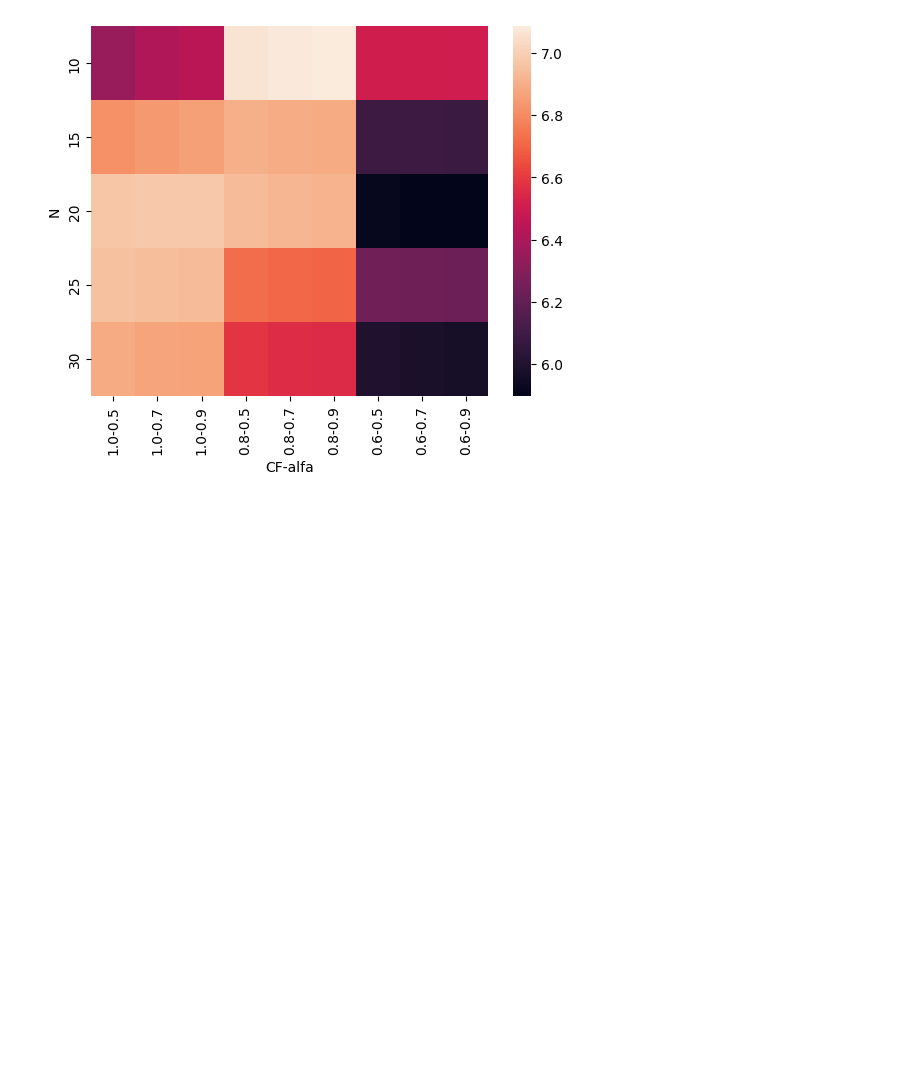
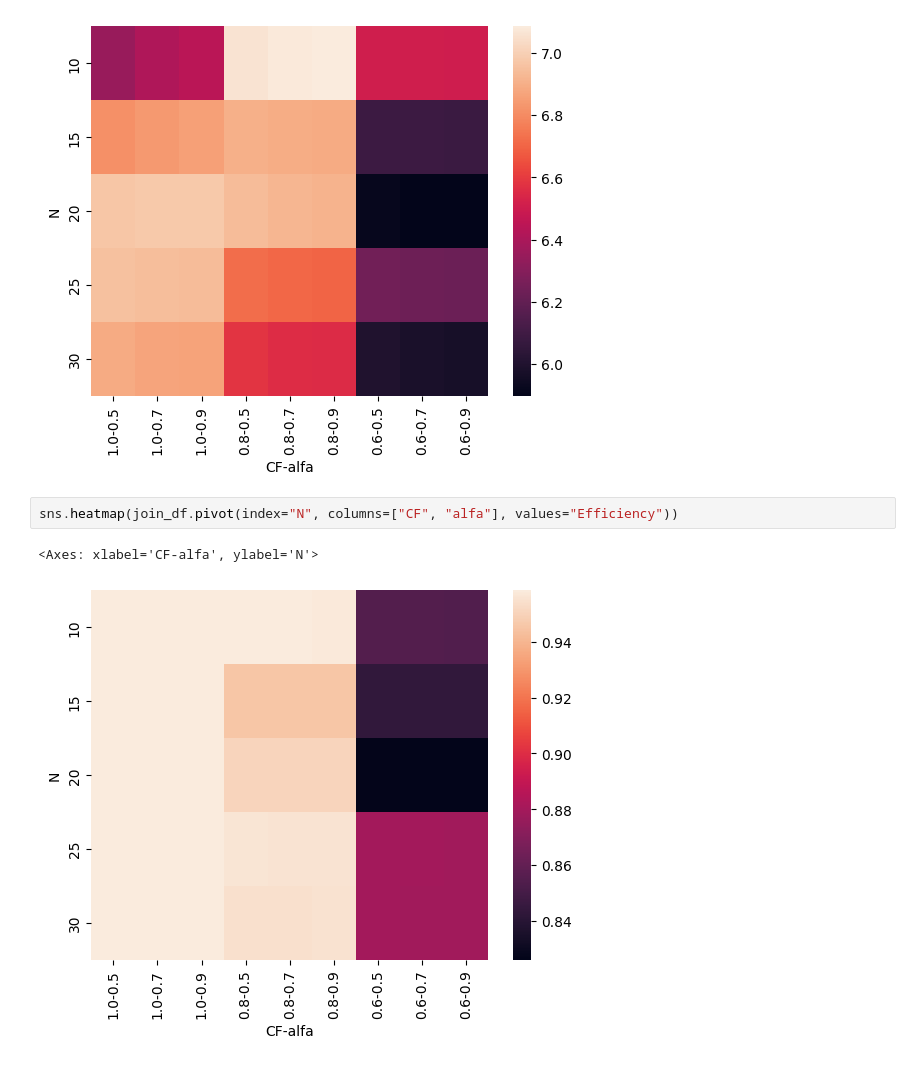
Before and after one commit to Fabiocufino/CMS-SpikingNeuralNetwork, a Jupyter notebook: Software_Macchine/out_analysis_neurons.ipynb, the cells around one changed output. Saved outputs shown, nothing was run; the diff lists cells and outputs as text; blank space fills up the shorter version.

```diff
--- a/Software_Macchine/out_analysis_neurons.ipynb
+++ b/Software_Macchine/out_analysis_neurons.ipynb
@@ -149,3 +150,8 @@ sns.heatmap(join_df.pivot(index="N", columns=["CF", "alfa"], values="Q value"))
 # %% [output]
 <Axes: xlabel='CF-alfa', ylabel='N'>
 [figure]
+# %%
+sns.heatmap(join_df.pivot(index="N", columns=["CF", "alfa"], values="Efficiency"))
+# %% [output]
+<Axes: xlabel='CF-alfa', ylabel='N'>
+[figure, added]
```
Also changed, not shown: parts of 2 cells of this notebook, 15 other files.
